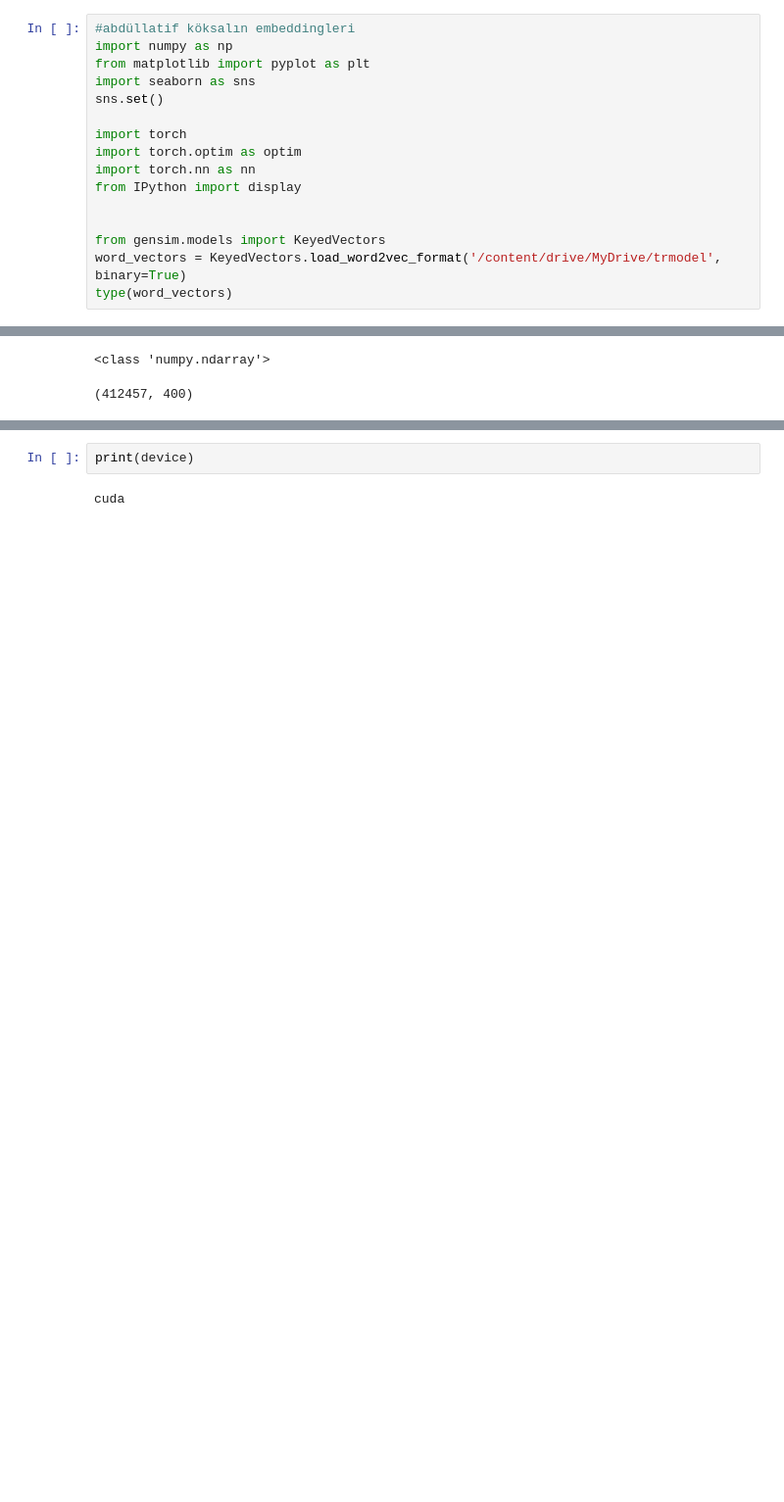
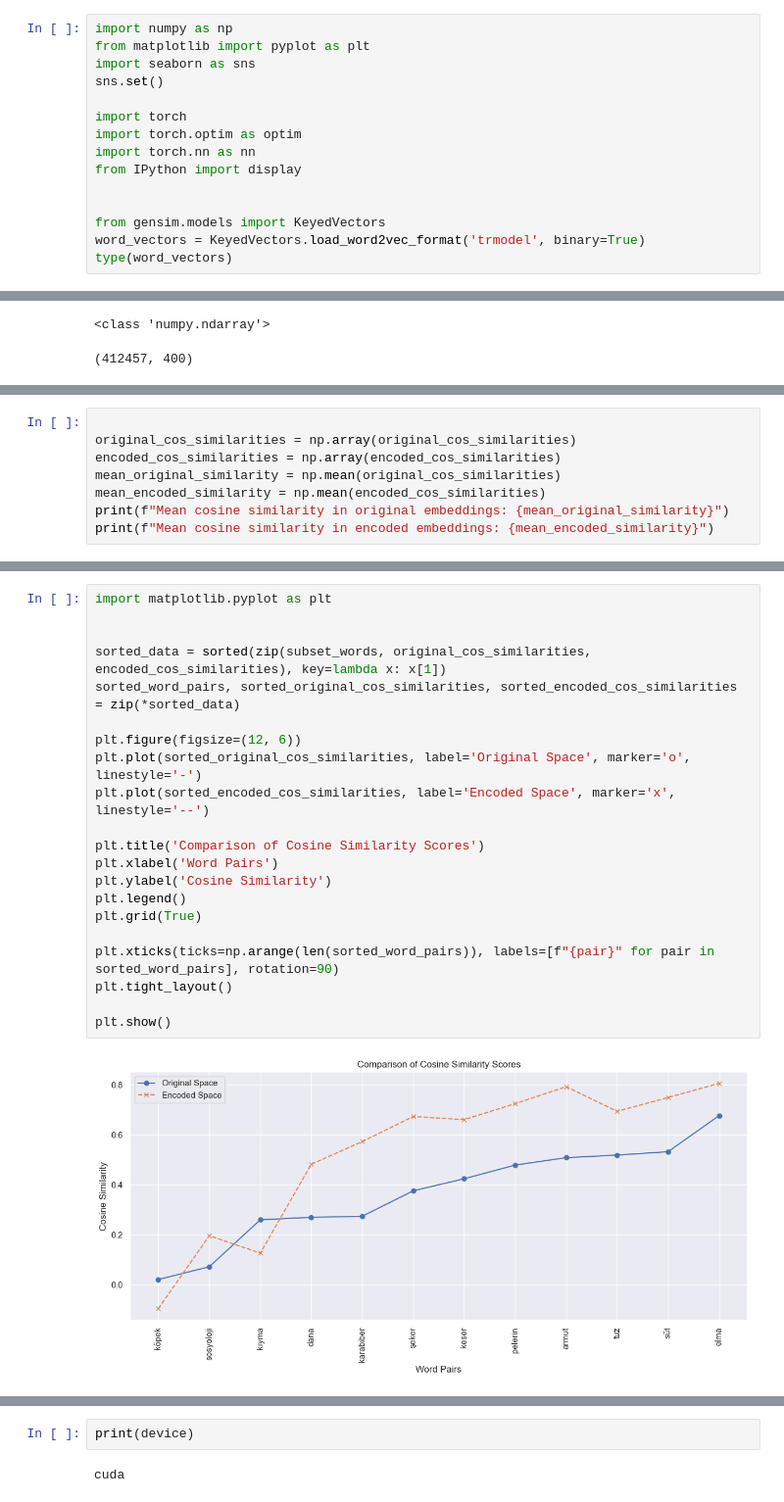
Before and after one commit to UlviDemirsoy/finetuning-embeddings-word2vec, a Jupyter notebook: NeuralNetworkProject.ipynb, the cells around one changed output, grey strips where cells are left out. Shown: that part at 98% size. Cells and saved outputs as stored; diff of their text form; blank space fills up the shorter version.

```diff
--- a/NeuralNetworkProject.ipynb
+++ b/NeuralNetworkProject.ipynb
@@ -8,5 +6,4 @@ Mounted at /content/drive
 # %%
-#abdüllatif köksalın embeddingleri
 import numpy as np
 from matplotlib import pyplot as plt
 import seaborn as sns
@@ -19,7 +16,7 @@ from IPython import display
 
 
 from gensim.models import KeyedVectors
-word_vectors = KeyedVectors.load_word2vec_format('/content/drive/MyDrive/trmodel', binary=True)
+word_vectors = KeyedVectors.load_word2vec_format('trmodel', binary=True)
 type(word_vectors)
 # %% [output]
 gensim.models.keyedvectors.KeyedVectors
@@ -108,0 +241,8 @@ for t in range(n_epoch):
+# %%
+
+original_cos_similarities = np.array(original_cos_similarities)
+encoded_cos_similarities = np.array(encoded_cos_similarities)
+mean_original_similarity = np.mean(original_cos_similarities)
+mean_encoded_similarity = np.mean(encoded_cos_similarities)
+print(f"Mean cosine similarity in original embeddings: {mean_original_similarity}")
+print(f"Mean cosine similarity in encoded embeddings: {mean_encoded_similarity}")
@@ -108,0 +254,23 @@ for t in range(n_epoch):
+# %%
+import matplotlib.pyplot as plt
+
+
+sorted_data = sorted(zip(subset_words, original_cos_similarities, encoded_cos_similarities), key=lambda x: x[1])
+sorted_word_pairs, sorted_original_cos_similarities, sorted_encoded_cos_similarities = zip(*sorted_data)
+
+plt.figure(figsize=(12, 6))
+plt.plot(sorted_original_cos_similarities, label='Original Space', marker='o', linestyle='-')
+plt.plot(sorted_encoded_cos_similarities, label='Encoded Space', marker='x', linestyle='--')
+
+plt.title('Comparison of Cosine Similarity Scores')
+plt.xlabel('Word Pairs')
+plt.ylabel('Cosine Similarity')
+plt.legend()
+plt.grid(True)
+
+plt.xticks(ticks=np.arange(len(sorted_word_pairs)), labels=[f"{pair}" for pair in sorted_word_pairs], rotation=90)
+plt.tight_layout()
+
+plt.show()
+# %% [output]
+[figure, added]
```
Also changed, not shown: parts of 125 cells of this notebook.
